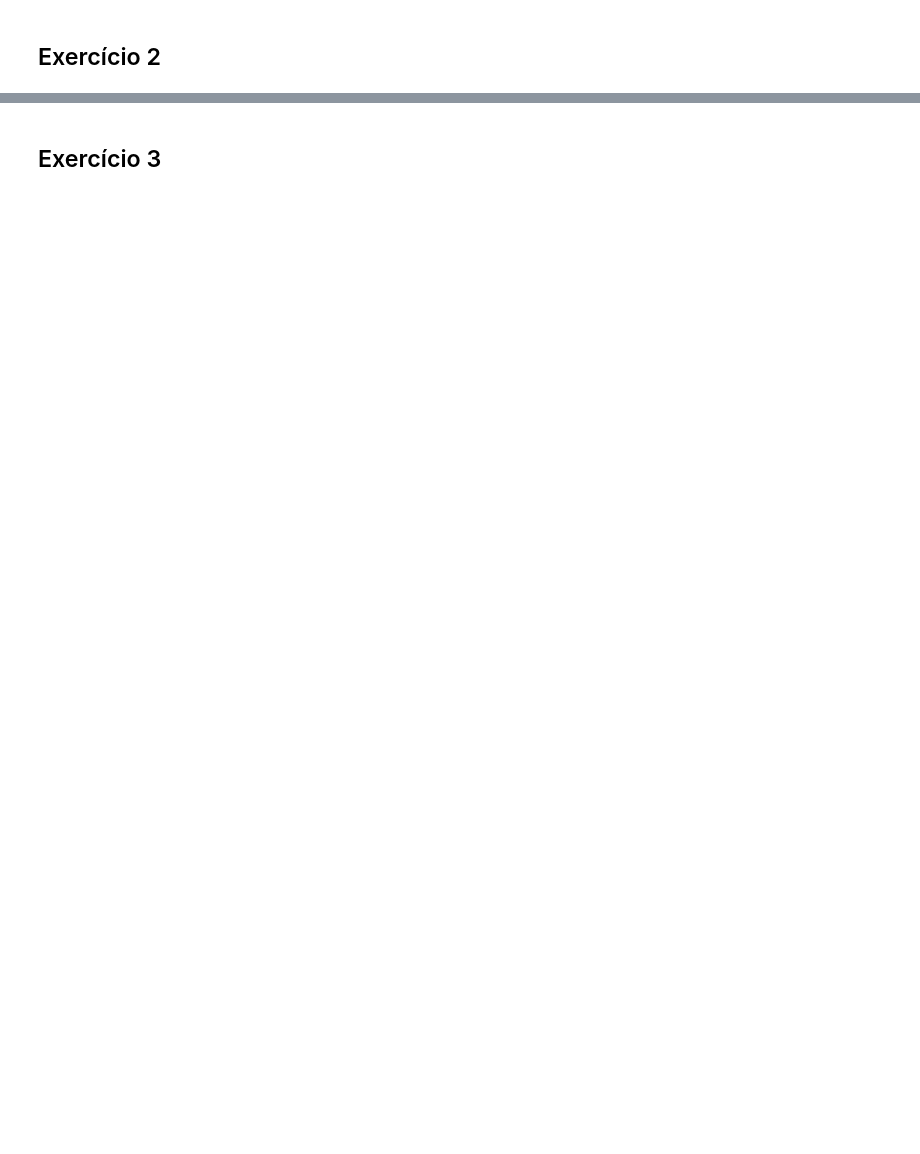
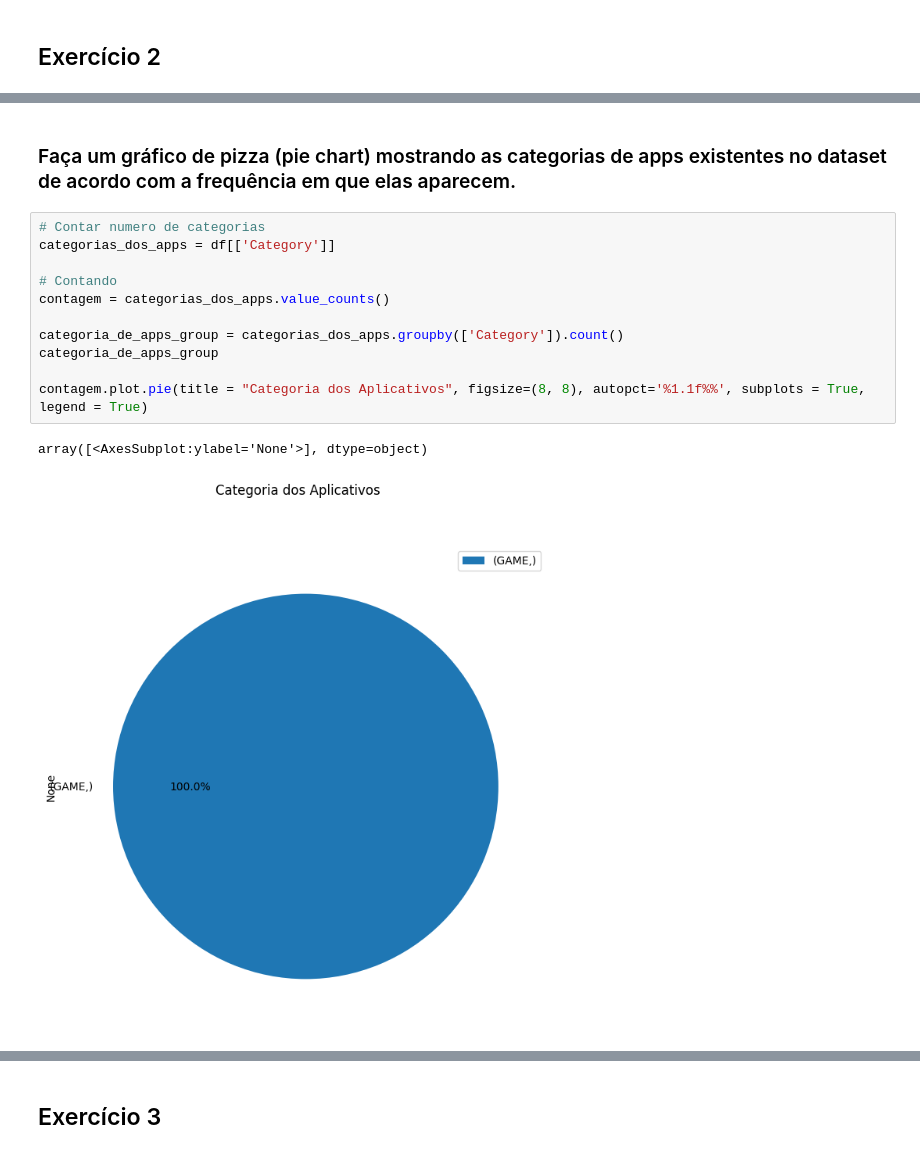
Before and after one commit to Luiz695/sprint02-Python-compass, a Jupyter notebook: lista-de-exercicios/lista-02/Lista_02.ipynb, the cells around one changed output, grey strips where cells are left out. Saved outputs shown, nothing was run; the diff lists cells and outputs as text; blank space fills up the shorter version.

```diff
--- a/lista-de-exercicios/lista-02/Lista_02.ipynb
+++ b/lista-de-exercicios/lista-02/Lista_02.ipynb
@@ -28,0 +344,16 @@ Leia o arquivo csv googleplaystore.csv e realize as seguintes atividades sobre o
+# %% [markdown]
+### Faça um gráfico de pizza (pie chart) mostrando as categorias de apps existentes no dataset de acordo com a frequência em que elas aparecem.
+# %%
+# Contar numero de categorias
+categorias_dos_apps = df[['Category']]
+
+# Contando
+contagem = categorias_dos_apps.value_counts()
+
+categoria_de_apps_group = categorias_dos_apps.groupby(['Category']).count()
+categoria_de_apps_group
+
+contagem.plot.pie(title = "Categoria dos Aplicativos", figsize=(8, 8), autopct='%1.1f%%', subplots = True, legend = True)
+# %% [output]
+array([<AxesSubplot:ylabel='None'>], dtype=object)
+[figure, added]
```
Also changed, not shown: parts of 55 cells of this notebook, 10 other files.
